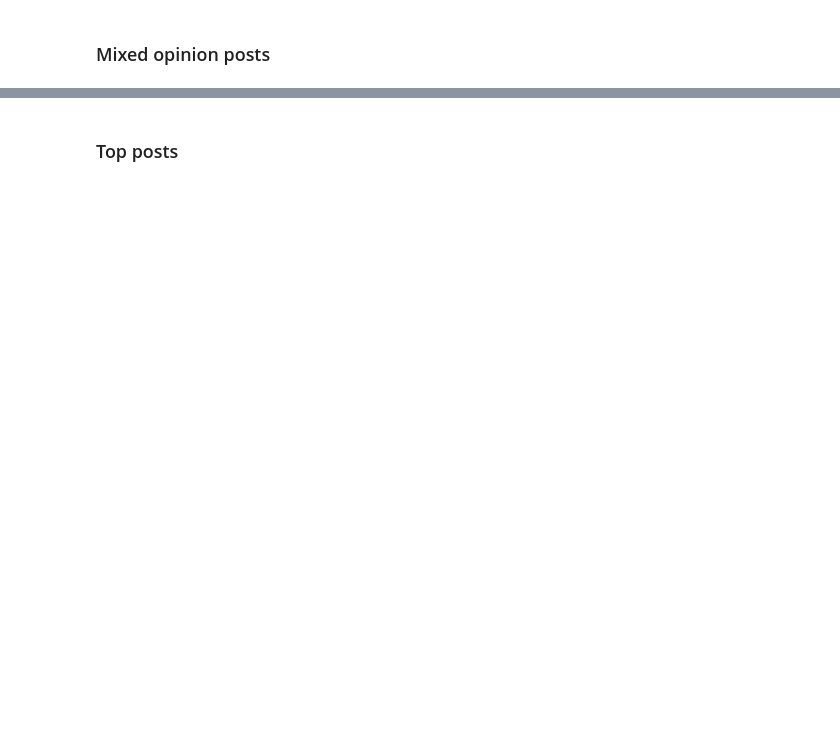
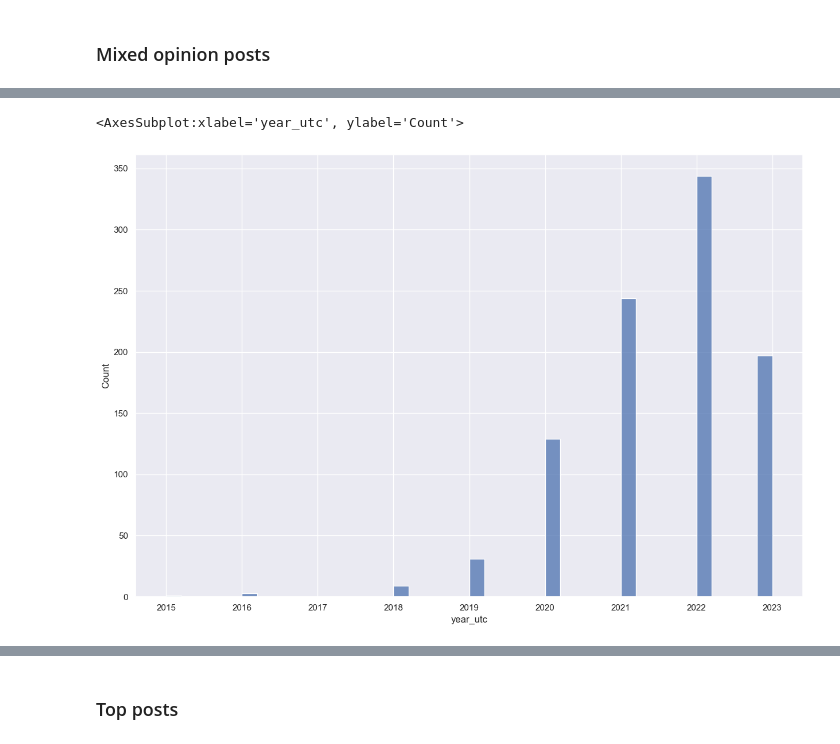
Before and after one commit to ngocmphan/reddit_immigration, a Jupyter notebook: Immigration_Canada_Analysis.ipynb, the cells around one changed output, grey strips where cells are left out. Drawn from its saved outputs; the diff is of its cells as text; code cells hidden in the pictures; blank space fills up the shorter version.

```diff
--- a/Immigration_Canada_Analysis.ipynb
+++ b/Immigration_Canada_Analysis.ipynb
@@ -385,3 +405,8 @@ df_mixed_adj.head(5)
 | 2 | 2 | t2_3z4odiz8 | wardway69 | I am Syrian I have been living in... | Sorry for the language. But fr am... | 0.52 | 1 | Study Permit | ... |
 | 3 | 3 | t2_jt2sw | useunix | I am not sure how to put it, but ... | Could anyone recommend a creative... | 0.50 | 0 | Sponsorship | ... |
 | 4 | 4 | t2_63gnmzkh | StrongPuppy42 | Hello community, \n\nI need help ... | Immigrating to Canada. How? Need ... | 0.50 | 0 | Work Permit | ... |
+# %%
+sns.histplot(df_mixed_adj, x='year_utc')
+# %% [output]
+<AxesSubplot:xlabel='year_utc', ylabel='Count'>
+[figure, added]
```
Also changed, not shown: parts of 17 cells of this notebook.
